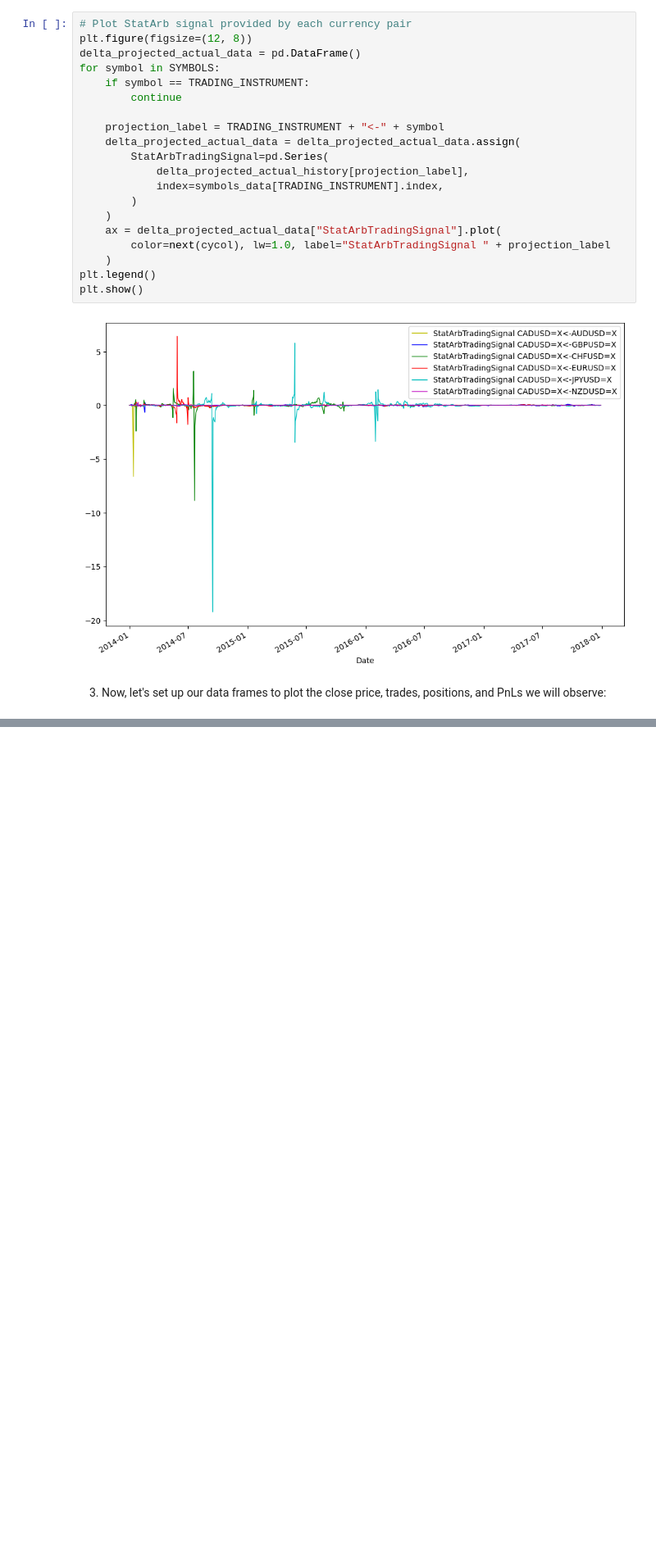
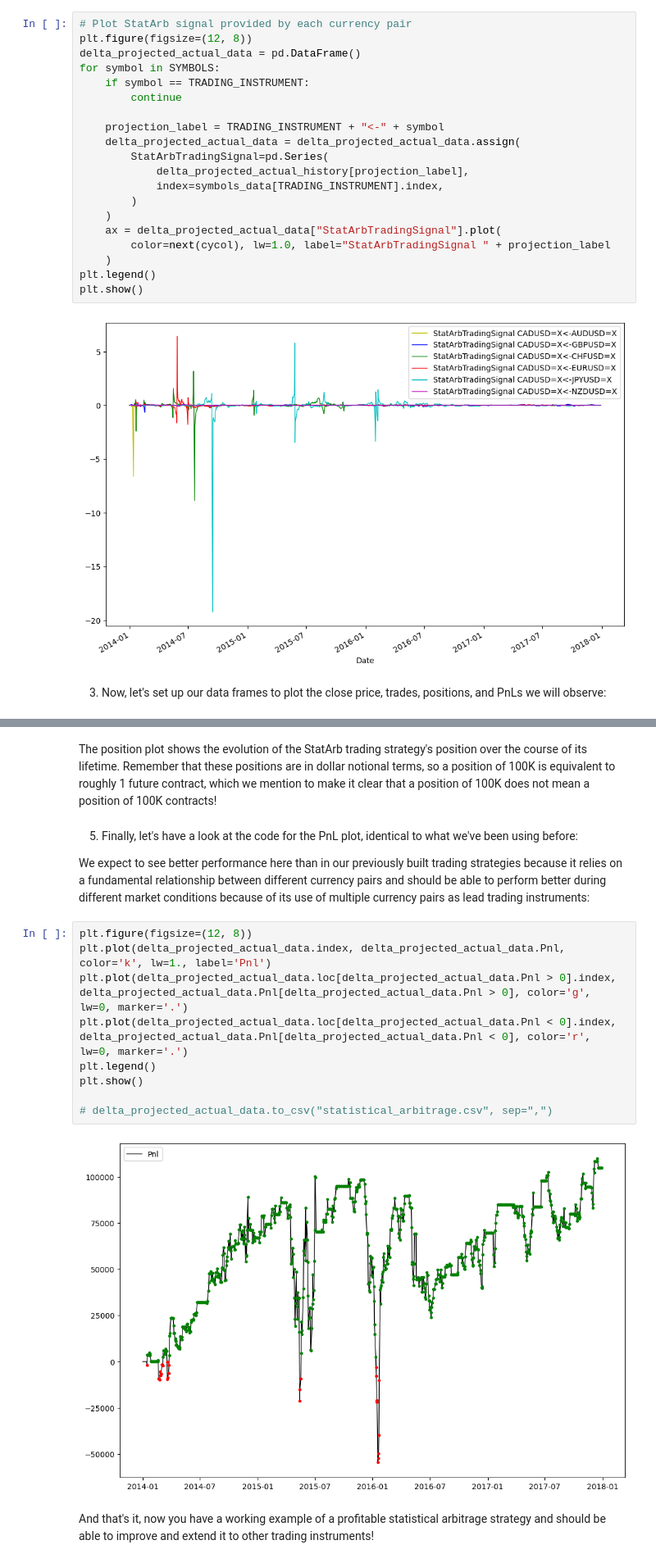
Before and after one commit to usunyu/quant-for-manna, a Jupyter notebook: books/Learn Algorithmic Trading - Build and deploy algorithmic trading systems and strategies using Python and advanced data analysis/Ch05_Sophisticated_Algorithmic_Strategies.ipynb, the cells around one changed output, grey strips where cells are left out. Shown at 82% size. Cells and saved outputs as stored; diff of their text form; blank space fills up the shorter version.

```diff
--- a/books/Learn Algorithmic Trading - Build and deploy algorithmic trading systems and strategies using Python and advanced data analysis/Ch05_Sophisticated_Algorithmic_Strategies.ipynb
+++ b/books/Learn Algorithmic Trading - Build and deploy algorithmic trading systems and strategies using Python and advanced data analysis/Ch05_Sophisticated_Algorithmic_Strategies.ipynb
@@ -1377,0 +1432,19 @@ plt.show()
+# %% [markdown]
+The position plot shows the evolution of the StatArb trading strategy's position over the course of its lifetime. Remember that these positions are in dollar notional terms, so a position of 100K is equivalent to roughly 1 future contract, which we mention to make it clear that a position of 100K does not mean a position of 100K contracts!
+# %% [markdown]
+5. Finally, let's have a look at the code for the PnL plot, identical to what we've been using before:
+
+We expect to see better performance here than in our previously built trading strategies because it relies on a fundamental relationship between different currency pairs and should be able to perform better during different market conditions because of its use of multiple currency pairs as lead trading instruments:
+# %%
+plt.figure(figsize=(12, 8))
+plt.plot(delta_projected_actual_data.index, delta_projected_actual_data.Pnl, color='k', lw=1., label='Pnl')
+plt.plot(delta_projected_actual_data.loc[delta_projected_actual_data.Pnl > 0].index, delta_projected_actual_data.Pnl[delta_projected_actual_data.Pnl > 0], color='g', lw=0, marker='.')
+plt.plot(delta_projected_actual_data.loc[delta_projected_actual_data.Pnl < 0].index, delta_projected_actual_data.Pnl[delta_projected_actual_data.Pnl < 0], color='r', lw=0, marker='.')
+plt.legend()
+plt.show()
+
+# delta_projected_actual_data.to_csv("statistical_arbitrage.csv", sep=",")
+# %% [output]
+[figure, added]
+# %% [markdown]
+And that's it, now you have a working example of a profitable statistical arbitrage strategy and should be able to improve and extend it to other trading instruments!
```
Also changed, not shown: parts of 7 cells of this notebook.
